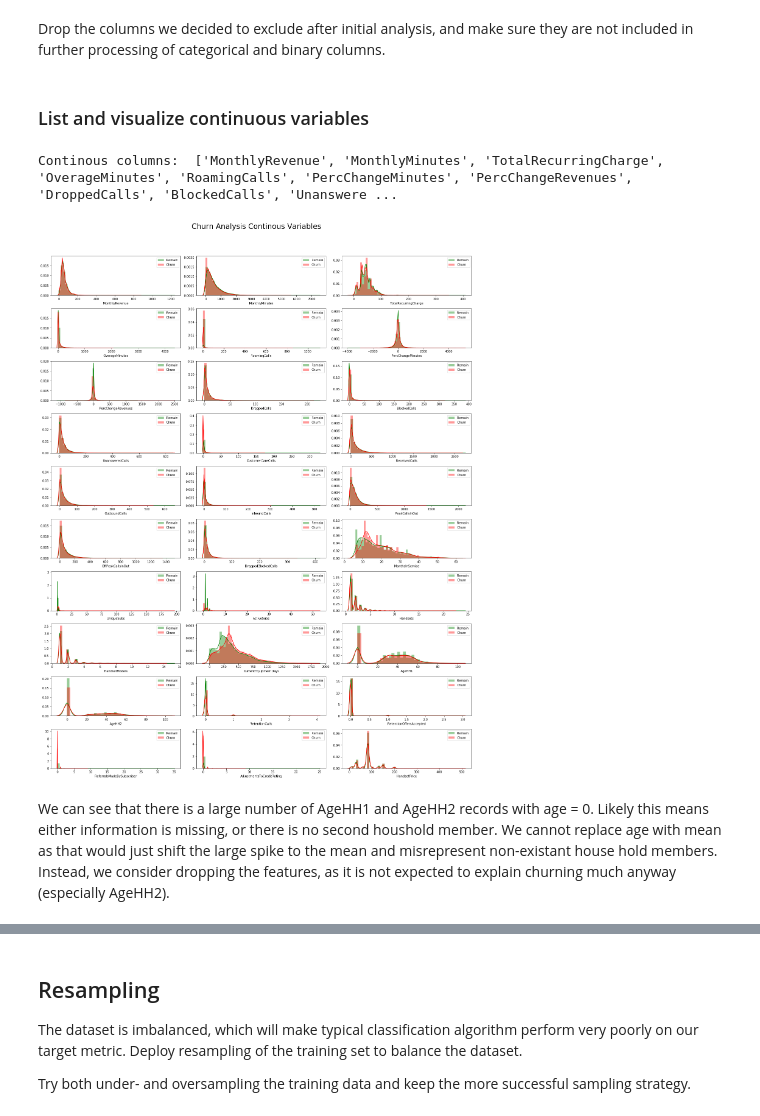
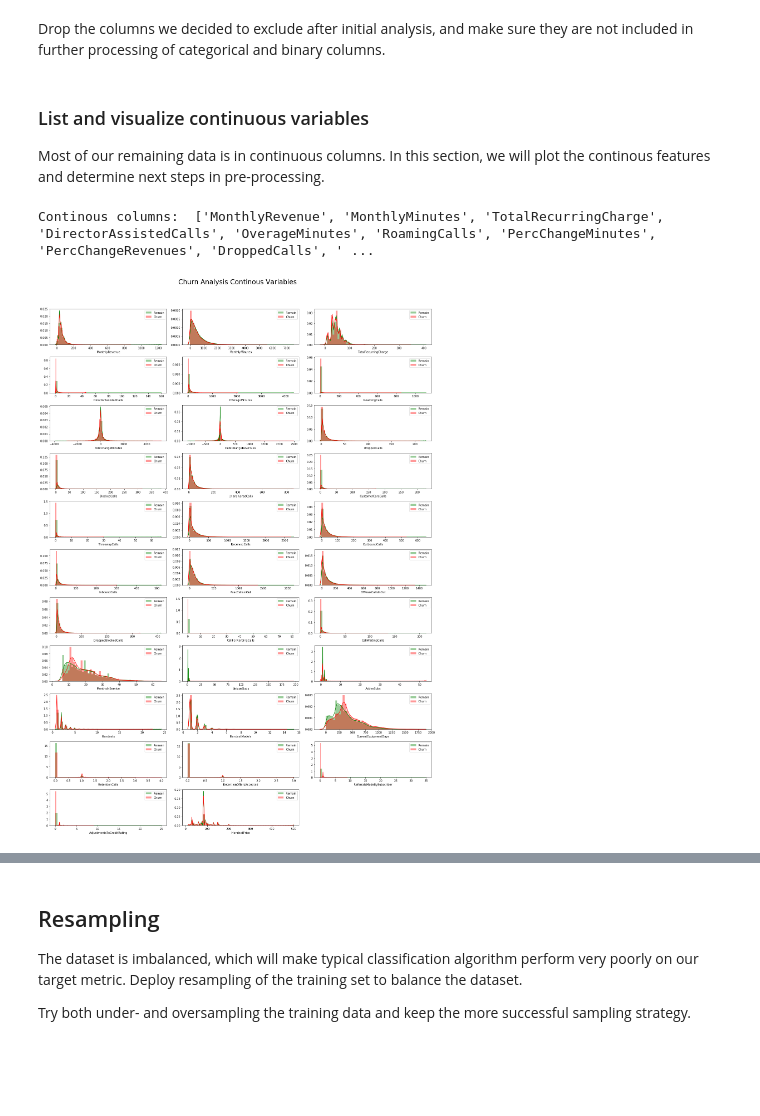
Before and after one commit to manuelseeger/nd-machine-learning, a Jupyter notebook: capstone/capstone.ipynb, the cells around one changed output, grey strips where cells are left out. Cells and saved outputs as stored; diff of their text form; code cells hidden in the pictures; blank space fills up the shorter version.

```diff
--- a/capstone/capstone.ipynb
+++ b/capstone/capstone.ipynb
@@ -219,0 +338,8 @@ sns.heatmap(corrmat, square=True, center=0)
+# %%
+for b_column in binary_columns:
+    churn_rate, difference = test_churn_rate(df[df[b_column] == 1])
+    print('{0:<25} Churn rate: {1:<6.4f}, Deviation from dataset: {2:.4f}'.format(b_column,
+                                                                                      churn_rate, difference))
+    if difference < CHURN_RATE_THRESHOLD:
+        if b_column not in drop_candidates:
+            drop_candidates.append(b_column)
@@ -219,0 +373,14 @@ sns.heatmap(corrmat, square=True, center=0)
+# %%
+fig = plt.figure(figsize = (20, 15))
+j = 1
+for c_column in categorical_columns:
+    if c_column != 'ServiceArea': # we treat ServiceArea separately
+        plt.subplot(3, 2, j)
+        j += 1
+        sns.barplot(x=c_column, y='Churn', data=df[categorical_columns+['Churn']])
+        plt.ylabel('Churn rate')
+
+fig.suptitle('Inter-category churn rate', fontsize=24)
+fig.tight_layout()
+fig.subplots_adjust(top=0.95)
+plt.show()
@@ -220 +400,5 @@ sns.heatmap(corrmat, square=True, center=0)
+# %%
+for d in ['MaritalStatus', 'Homeownership', 'PrizmCode']:
+    if d not in drop_candidates:
+        drop_candidates.append(d)
 # %% [markdown]
@@ -252 +438,4 @@ drop_candidates.append('ServiceArea')
+# %%
+if 'ServiceArea' not in drop_candidates:
+    drop_candidates.append('ServiceArea')
 # %% [markdown]
@@ -273,30 +457,30 @@ df_dropped = df.drop(drop_candidates, axis=1)
 
 categorical_columns, binary_columns, continuous_columns, outlier_candidates = drop_from(
     categorical_columns, binary_columns, continuous_columns, outlier_candidates, drop_candidates)
-# %% [markdown]
-### List and visualize continuous variables
+# %% [markdown]
+### List and visualize continuous variables
+
+Most of our remaining data is in continuous columns. In this section, we will plot the continous features and determine next steps in pre-processing.
 # %%
 from itertools import chain
 
-continuous_columns = [x for x in df_dropped.columns if x not in chain(binary_columns, categorical_columns) ]
+continuous_columns = [x for x in df_dropped.columns if x not in chain(binary_columns, categorical_columns,
+                                                                      ['Churn'], drop_candidates)]
 print('Continous columns: ', continuous_columns)
 
 fig = plt.figure(figsize = (20, 50))
 j = 0
 for c_column in continuous_columns:
     plt.subplot(20, 3, j+1)
     j += 1
     sns.distplot(df_dropped[c_column][df_dropped['Churn'] == 0], color='g', label = 'Remain')
     sns.distplot(df_dropped[c_column][df_dropped['Churn'] == 1], color='r', label = 'Churn')
     plt.legend(loc='best')
 
 fig.suptitle('Churn Analysis Continous Variables', fontsize=24)
 fig.tight_layout()
 fig.subplots_adjust(top=0.95)
 plt.show()
 # %% [output]
-Continous columns:  ['MonthlyRevenue', 'MonthlyMinutes', 'TotalRecurringCharge', 'OverageMinutes', 'RoamingCalls', 'PercChangeMinutes', 'PercChangeRevenues', 'DroppedCalls', 'BlockedCalls', 'Unanswere ...
+Continous columns:  ['MonthlyRevenue', 'MonthlyMinutes', 'TotalRecurringCharge', 'DirectorAssistedCalls', 'OverageMinutes', 'RoamingCalls', 'PercChangeMinutes', 'PercChangeRevenues', 'DroppedCalls', ' ...
-[figure, old version]
+[figure, new version]
-# %% [markdown]
-We can see that there is a large number of AgeHH1 and AgeHH2 records with age = 0. Likely this means either information is missing, or there is no second houshold member. We cannot replace age with mean as that would just shift the large spike to the mean and misrepresent non-existant house hold members.
-Instead, we consider dropping the features, as it is not expected to explain churning much anyway (especially AgeHH2).
```
Also changed, not shown: parts of 121 cells of this notebook.
